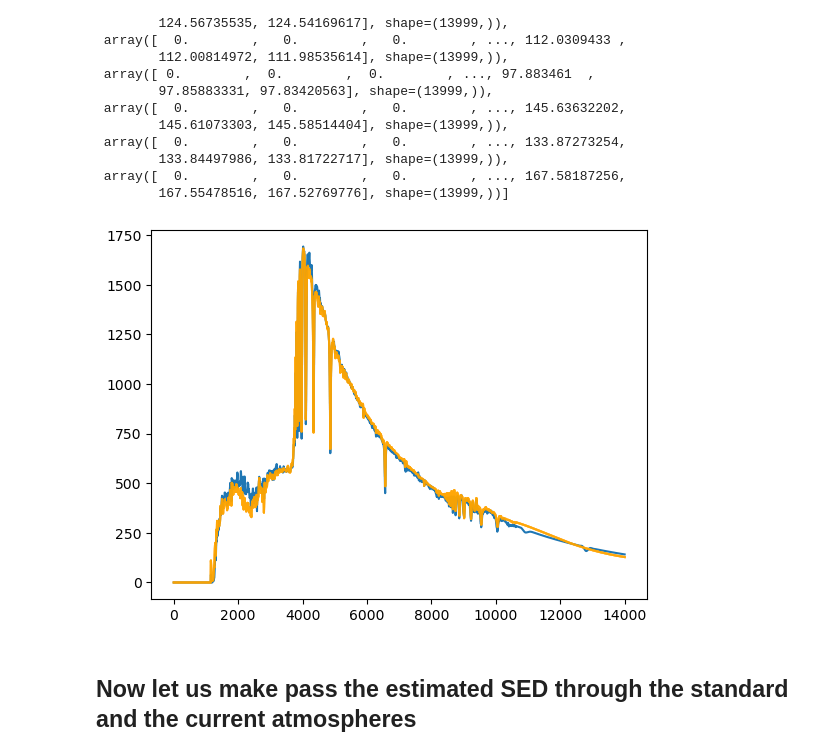
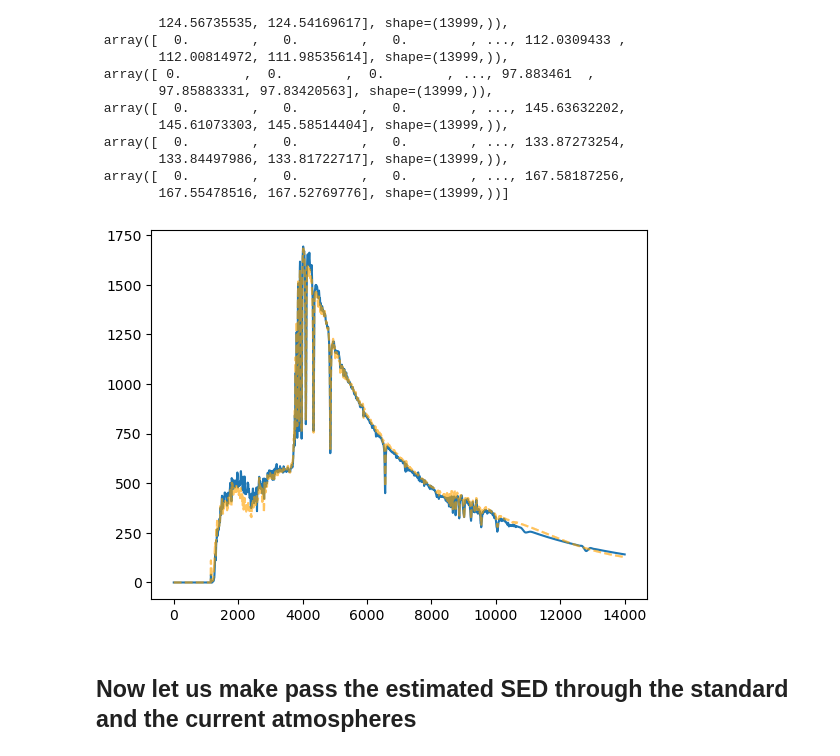
Before and after one commit to mrmonroy/auxtel_atm_color_comp, a Jupyter notebook: 04_color_corrections_pwv_kNN.ipynb, the cells around one changed output. Saved outputs shown, nothing was run; the diff lists cells and outputs as text; code cells hidden in the pictures.

```diff
--- a/04_color_corrections_pwv_kNN.ipynb
+++ b/04_color_corrections_pwv_kNN.ipynb
@@ -1238,9 +1238,9 @@ for isim in range(n_sim):
 # %%
 plt.plot(wl_baseline,test_sed)
 for isim in range(n_sim):
-    plt.plot(wl_baseline,weighted_sed_dict[isim],alpha=0.3,color='orange')
+    plt.plot(wl_baseline,weighted_sed_dict[isim],alpha=0.1,ls='--',color='orange')
 # %% [output]
-[figure, old version]
+[figure, new version]
 # %% [markdown]
 ## Now let us make pass the estimated SED through the standard and the current atmospheres
 # %%
```
Also changed, not shown: parts of 13 cells of this notebook.
